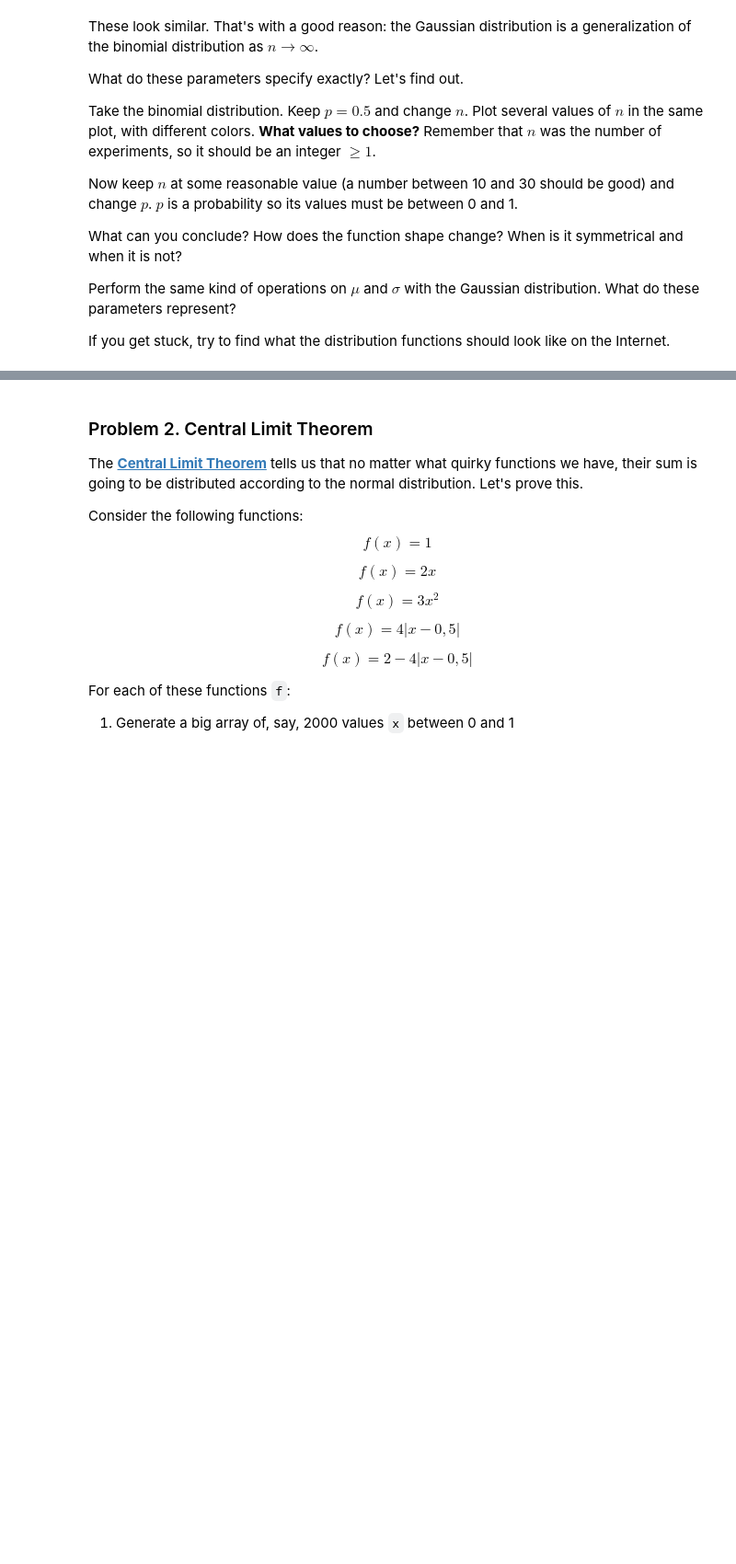
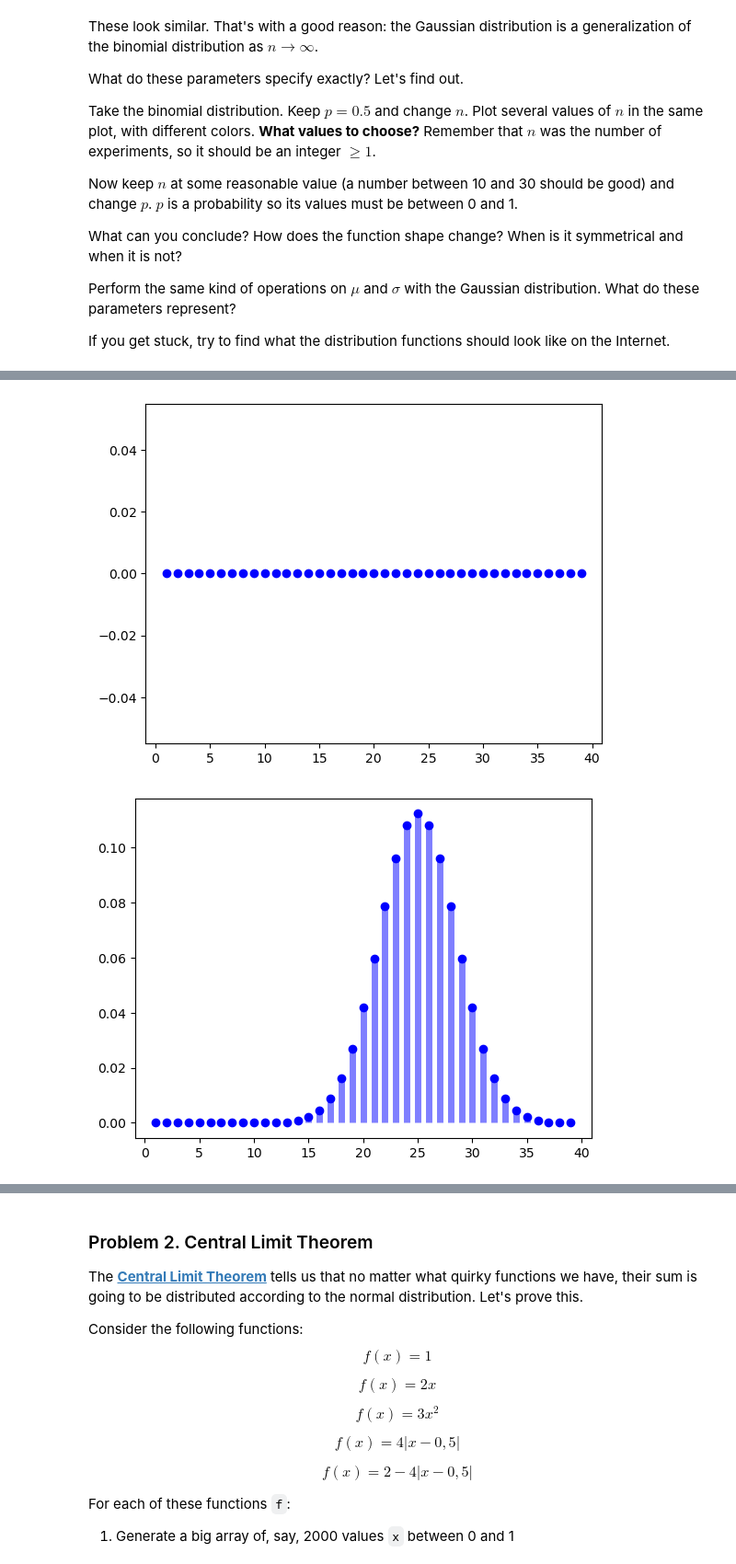
Before and after one commit to BoykoPetevBoev/SoftUni-Math-Concepts-for-Developers-March-2022, a Jupyter notebook: 10. Probability-and-Combinatorics-Exercise/Probability and Combinatorics Exercise.ipynb, the cells around one changed output, grey strips where cells are left out. Shown at 92% size. Cells and saved outputs as stored; diff of their text form; code cells hidden in the pictures; blank space fills up the shorter version.

```diff
--- a/10. Probability-and-Combinatorics-Exercise/Probability and Combinatorics Exercise.ipynb
+++ b/10. Probability-and-Combinatorics-Exercise/Probability and Combinatorics Exercise.ipynb
@@ -70,0 +77,7 @@ If you get stuck, try to find what the distribution functions should look like o
+# %%
+plot_binomial_distribution(x_binomial, 50, 0)
+plot_binomial_distribution(x_binomial, 50, 0.5)
+plot_binomial_distribution(x_binomial, 50, 1)
+# %% [output]
+[figure, added]
+[figure, added]
```
Also changed, not shown: parts of 13 cells of this notebook.
